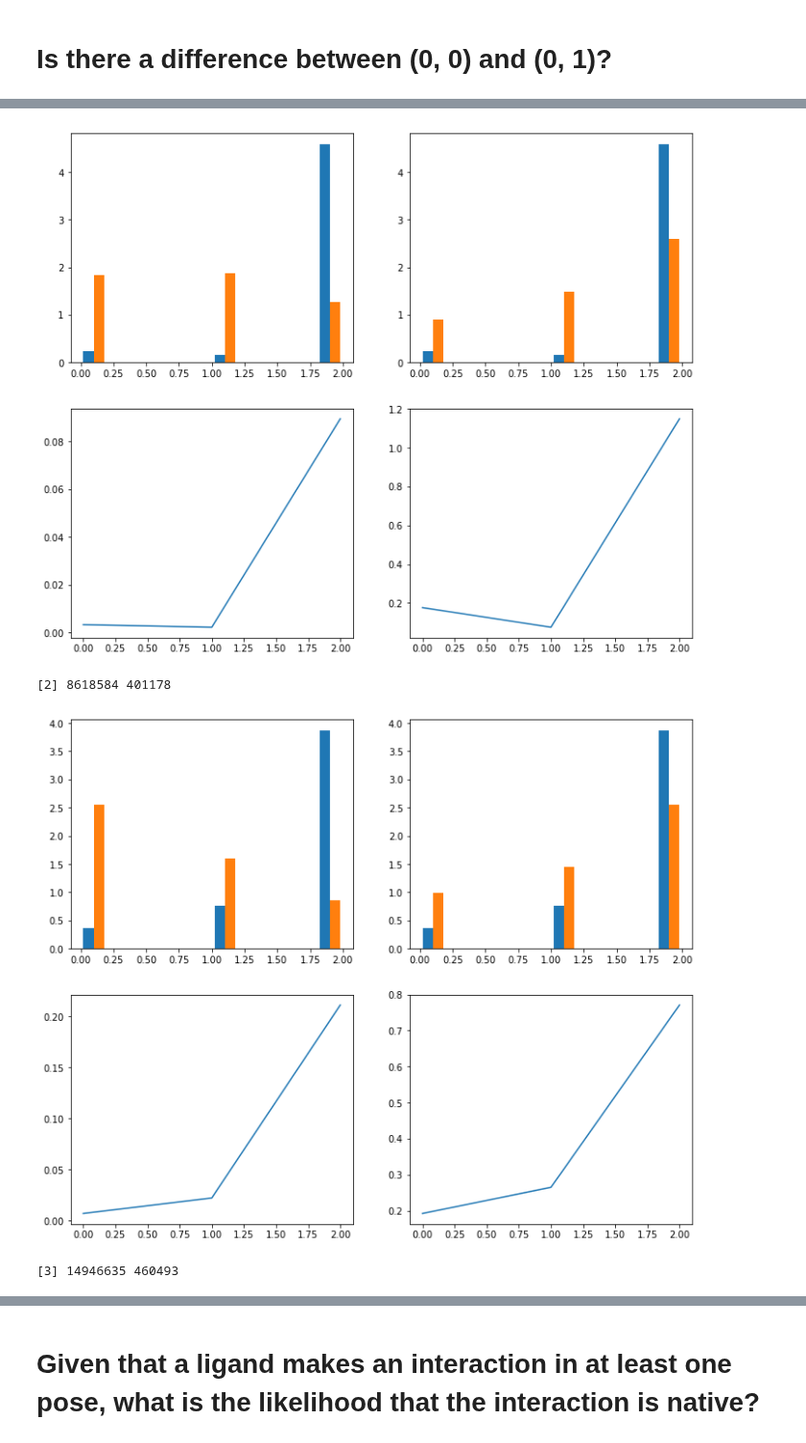
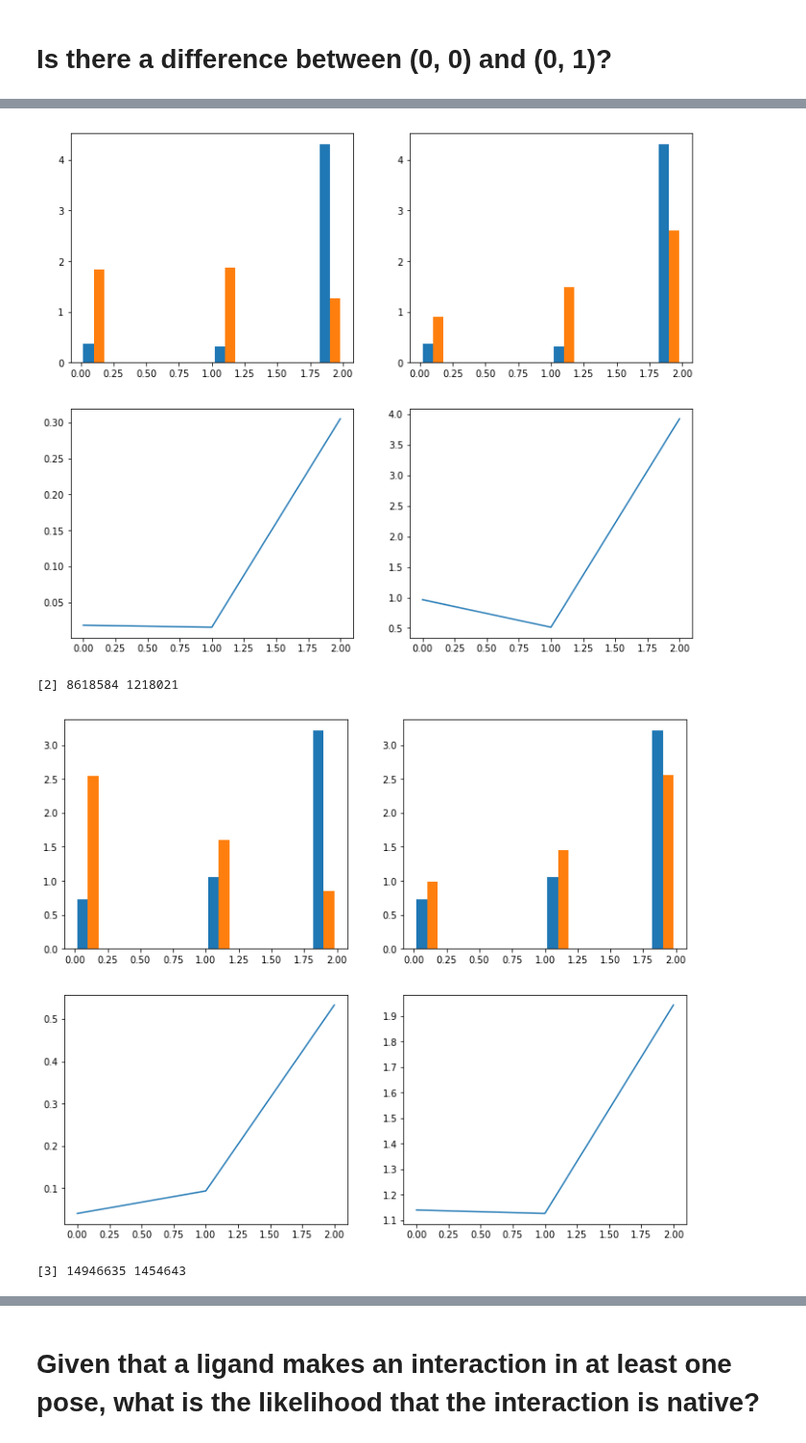
Before and after one commit to orangese/combind_multistruct_benchmarking, a Jupyter notebook: notebooks/HBond scoring.ipynb, the cells around one changed output, grey strips where cells are left out. Shown at 96% size. Saved outputs shown, nothing was run; the diff lists cells and outputs as text; code cells hidden in the pictures.

```diff
--- a/notebooks/HBond scoring.ipynb
+++ b/notebooks/HBond scoring.ipynb
@@ -176,7 +176,7 @@ for codes in [[1], [2], [3], [6]]:
                         if rank1 >= max_poses: continue
                         for rank2, pose2 in poses2.items():
                             if rank2 >= max_poses: continue
-                            native += [pose1[2] <= 2 * pose2[2] <= 2]
+                            native += [(pose1[2] <= 2) * (pose2[2] <= 2)]
                             scores += [overlap(pose1, pose2, codes)]
                             p_glide += [  interpolate(pose1[0], p_x, p_y)
                                         * interpolate(pose2[0], p_x, p_y)]
@@ -235,7 +235,7 @@ for codes in [[1], [2], [3], [6]]:
                     if rank1 >= max_poses: continue
                     for rank2, pose2 in poses2.items():
                         if rank2 >= max_poses: continue
-                        native += [pose1[2] <= 2 * pose2[2] <= 2]
+                        native += [(pose1[2] <= 2) * (pose2[2] <= 2)]
                         scores += [overlap(pose1, pose2, codes) / float(norm)]
                         p_glide += [  interpolate(pose1[0], p_x, p_y)
                                     * interpolate(pose2[0], p_x, p_y)]
@@ -295,7 +295,7 @@ for codes in [[1], [2], [3], [6]]:
                         for k in made:
                             score1 = pose1[-1][k] if k in pose1[-1] else 0
                             score2 = pose2[-1][k] if k in pose2[-1] else 0
-                            native += [pose1[2] <= 2 * pose2[2] <= 2]
+                            native += [(pose1[2] <= 2) * (pose2[2] <= 2)]
                             scores += [np.sqrt(score1*score2)]
                             p_glide += [  interpolate(pose1[0], p_x, p_y)
                                         * interpolate(pose2[0], p_x, p_y)]
@@ -341,7 +341,7 @@ for codes in [[1], [2], [3], [6]]:
                             score1 = pose1[-1][k] if k in pose1[-1] else 0
                             score2 = pose2[-1][k] if k in pose2[-1] else 0
                             if score1 not in [0, 1] or score2 not in [0, 1]: continue
-                            native += [pose1[2] <= 2 * pose2[2] <= 2]
+                            native += [(pose1[2] <= 2) * (pose2[2] <= 2)]
                             scores += [(score1 == 1) + (score2 == 1)]
                             p_glide += [  interpolate(pose1[0], p_x, p_y)
                                         * interpolate(pose2[0], p_x, p_y)]
@@ -362,4 +362,4 @@ for codes in [[1], [2], [3], [6]]:
-[figure, old version]
+[figure, new version]
-[2] 8618584 401178
+[2] 8618584 1218021
-[figure, old version]
+[figure, new version]
-[3] 14946635 460493
+[3] 14946635 1454643
```
Also changed, not shown: parts of 5 cells of this notebook, 1 other file.
